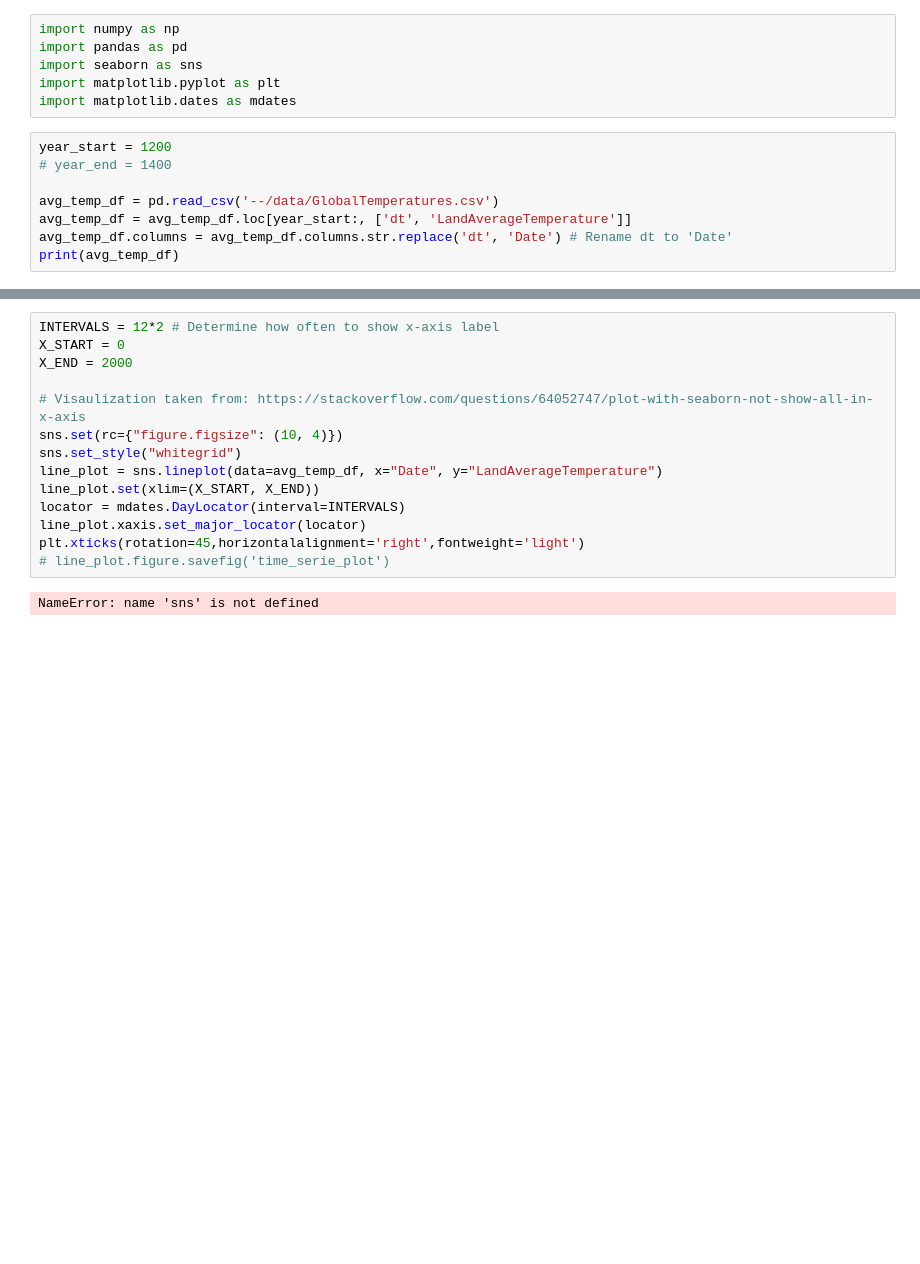
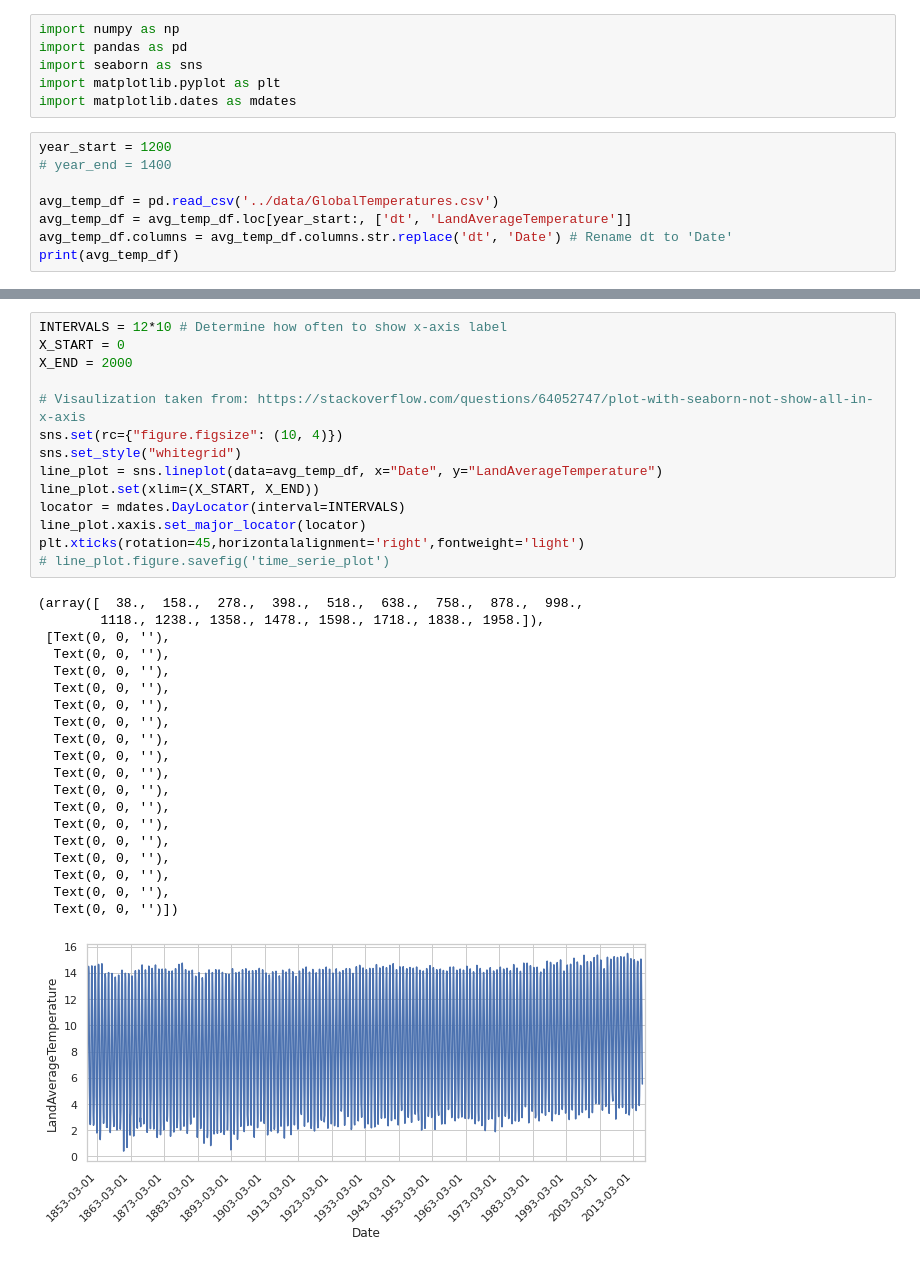
Before and after one commit to antongorillam/SF2943-Time-Series-Analysis, a Jupyter notebook: code/time_series_project.ipynb, the cells around one changed output, grey strips where cells are left out. Saved outputs shown, nothing was run; the diff lists cells and outputs as text; blank space fills up the shorter version.

```diff
--- a/code/time_series_project.ipynb
+++ b/code/time_series_project.ipynb
@@ -8,7 +8,7 @@ import matplotlib.dates as mdates
 year_start = 1200
 # year_end = 1400
 
-avg_temp_df = pd.read_csv('--/data/GlobalTemperatures.csv')
+avg_temp_df = pd.read_csv('../data/GlobalTemperatures.csv')
 avg_temp_df = avg_temp_df.loc[year_start:, ['dt', 'LandAverageTemperature']]
 avg_temp_df.columns = avg_temp_df.columns.str.replace('dt', 'Date') # Rename dt to 'Date'
 print(avg_temp_df)
@@ -17,16 +30,35 @@ FileNotFoundError: [Errno 2] No such file or directory: 'GlobalTemperatures.csv'
 # %%
-INTERVALS = 12*2 # Determine how often to show x-axis label
+INTERVALS = 12*10 # Determine how often to show x-axis label
 X_START = 0
 X_END = 2000
 
 # Visaulization taken from: https://stackoverflow.com/questions/64052747/plot-with-seaborn-not-show-all-in-x-axis
 sns.set(rc={"figure.figsize": (10, 4)})
 sns.set_style("whitegrid")
 line_plot = sns.lineplot(data=avg_temp_df, x="Date", y="LandAverageTemperature")
 line_plot.set(xlim=(X_START, X_END))
 locator = mdates.DayLocator(interval=INTERVALS)
 line_plot.xaxis.set_major_locator(locator)
 plt.xticks(rotation=45,horizontalalignment='right',fontweight='light')
 # line_plot.figure.savefig('time_serie_plot')
 # %% [output]
-NameError: name 'sns' is not defined
+(array([  38.,  158.,  278.,  398.,  518.,  638.,  758.,  878.,  998.,
+        1118., 1238., 1358., 1478., 1598., 1718., 1838., 1958.]),
+ [Text(0, 0, ''),
+  Text(0, 0, ''),
+  Text(0, 0, ''),
+  Text(0, 0, ''),
+  Text(0, 0, ''),
+  Text(0, 0, ''),
+  Text(0, 0, ''),
+  Text(0, 0, ''),
+  Text(0, 0, ''),
+  Text(0, 0, ''),
+  Text(0, 0, ''),
+  Text(0, 0, ''),
+  Text(0, 0, ''),
+  Text(0, 0, ''),
+  Text(0, 0, ''),
+  Text(0, 0, ''),
+  Text(0, 0, '')])
+[figure, added]
```
Also changed, not shown: parts of 1 cell of this notebook.
